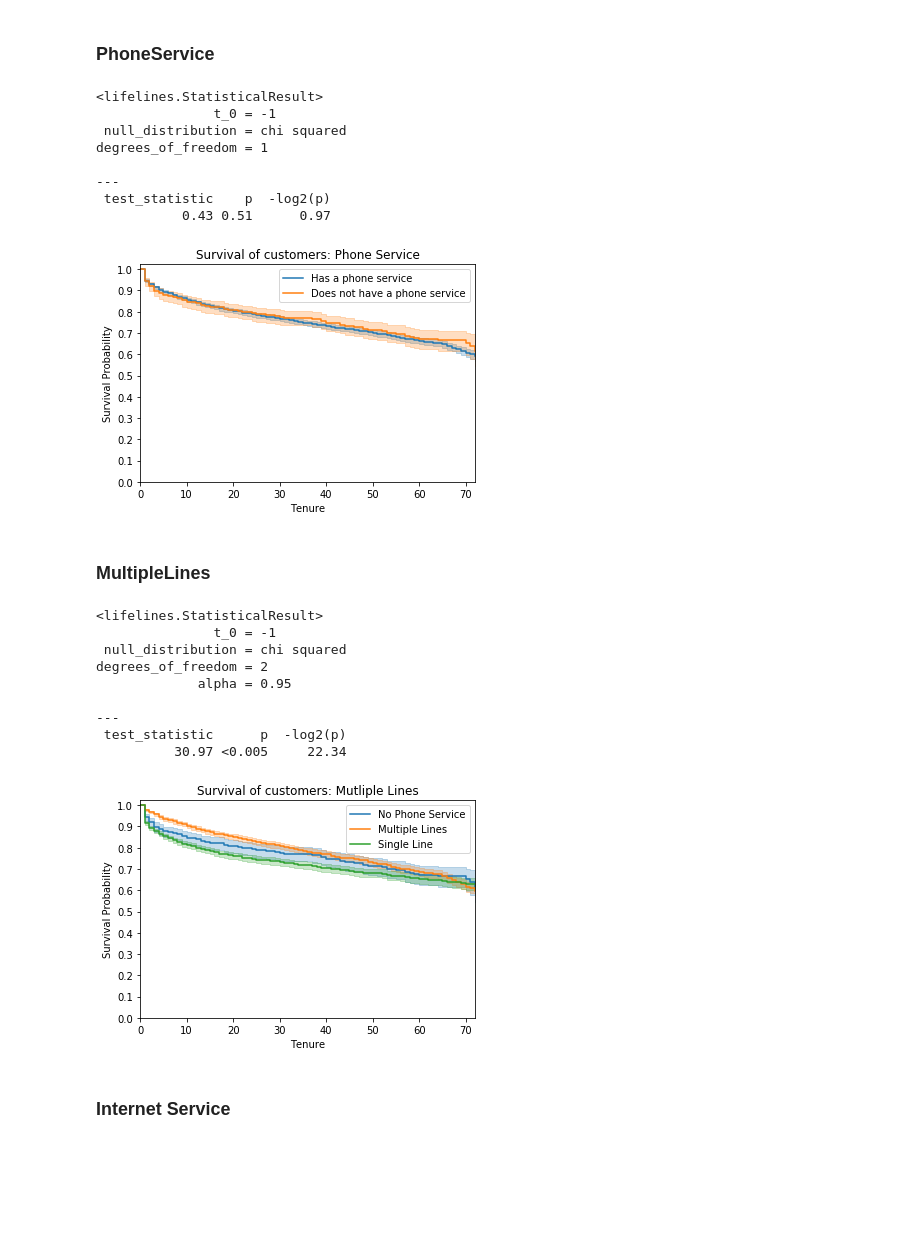
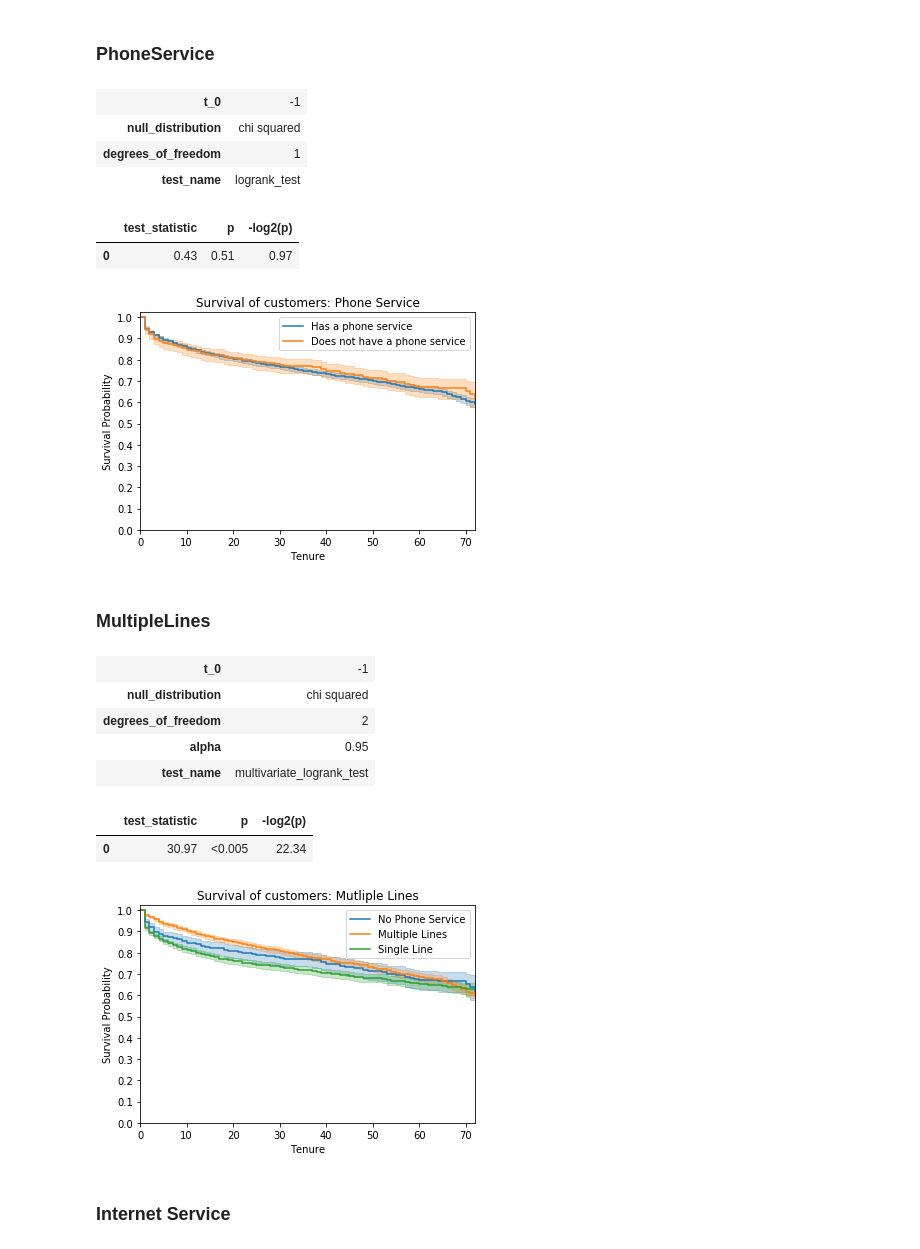
Before and after one commit to HuitingSheng/Customer-Survival-analysis-and-Churn-Prediction, a Jupyter notebook: Customers Survival Analysis.ipynb, the cells around one changed output. Saved outputs shown, nothing was run; the diff lists cells and outputs as text; code cells hidden in the pictures; blank space fills up the shorter version.

```diff
--- a/Customers Survival Analysis.ipynb
+++ b/Customers Survival Analysis.ipynb
@@ -213,10 +211,10 @@ no_SeniorCitizen = (survivaldata['SeniorCitizen_1'] == 0)
 plt.figure()
 ax = plt.subplot(1,1,1)
 
-kmf.fit(timevar[SeniorCitizen],event_observed = eventvar[SeniorCitizen],label = "Senior Citizen")
+kmf.fit(durations = timevar[SeniorCitizen],event_observed = eventvar[SeniorCitizen],label = "Senior Citizen")
 plot1 = kmf.plot(ax = ax)
 
-kmf.fit(timevar[no_SeniorCitizen],event_observed = eventvar[no_SeniorCitizen],label = "Not a Senior Citizen")
+kmf.fit(durations = timevar[no_SeniorCitizen],event_observed = eventvar[no_SeniorCitizen],label = "Not a Senior Citizen")
 plot2 = kmf.plot(ax = plot1)
 
 plt.title('Survival of customers: Senior Citizen')
@@ -244,10 +258,10 @@ no_partner = (survivaldata['Partner_Yes'] == 0)
 plt.figure()
 ax = plt.subplot(1,1,1)
 
-kmf.fit(timevar[partner],event_observed = eventvar[partner],label = "Has partner")
+kmf.fit(durations = timevar[partner],event_observed = eventvar[partner],label = "Has partner")
 plot1 = kmf.plot(ax = ax)
 
-kmf.fit(timevar[no_partner],event_observed = eventvar[no_partner],label = "Does not have a partner")
+kmf.fit(durations = timevar[no_partner],event_observed = eventvar[no_partner],label = "Does not have a partner")
 plot2 = kmf.plot(ax = plot1)
 
 plt.title('Survival of customers: Partner')
@@ -275,10 +287,10 @@ no_Dependents = (survivaldata['Dependents_Yes'] == 0)
 plt.figure()
 ax = plt.subplot(1,1,1)
 
-kmf.fit(timevar[Dependents],event_observed = eventvar[Dependents],label = "Has dependents")
+kmf.fit(durations = timevar[Dependents],event_observed = eventvar[Dependents],label = "Has dependents")
 plot1 = kmf.plot(ax = ax)
 
-kmf.fit(timevar[no_Dependents],event_observed = eventvar[no_Dependents],label = "Does not have dependents")
+kmf.fit(durations = timevar[no_Dependents],event_observed = eventvar[no_Dependents],label = "Does not have dependents")
 plot2 = kmf.plot(ax = plot1)
 
 plt.title('Survival of customers: Dependents')
@@ -306,10 +316,10 @@ no_PhoneService = (survivaldata['PhoneService_Yes'] == 0)
 plt.figure()
 ax = plt.subplot(1,1,1)
 
-kmf.fit(timevar[PhoneService],event_observed = eventvar[PhoneService],label = "Has a phone service")
+kmf.fit(durations = timevar[PhoneService],event_observed = eventvar[PhoneService],label = "Has a phone service")
 plot1 = kmf.plot(ax = ax)
 
-kmf.fit(timevar[no_PhoneService],event_observed = eventvar[no_PhoneService],label = "Does not have a phone service")
+kmf.fit(durations = timevar[no_PhoneService],event_observed = eventvar[no_PhoneService],label = "Does not have a phone service")
 plot2 = kmf.plot(ax = plot1)
 
 plt.title('Survival of customers: Phone Service')
@@ -319,51 +329,47 @@ plt.yticks(np.linspace(0,1,11))
 groups = logrank_test(timevar[PhoneService], timevar[no_PhoneService], event_observed_A=eventvar[PhoneService], event_observed_B=eventvar[no_PhoneService])
 groups.print_summary()
 # %% [output]
-<lifelines.StatisticalResult>
-               t_0 = -1
- null_distribution = chi squared
-degrees_of_freedom = 1
-
----
- test_statistic    p  -log2(p)
-           0.43 0.51      0.97
+| t_0 | -1 |
+| null_distribution | chi squared |
+| degrees_of_freedom | 1 |
+| test_name | logrank_test |
+|  | test_statistic | p | -log2(p) |
+| 0 | 0.43 | 0.51 | 0.97 |
-[figure, old version]
+[figure, new version]
 # %% [markdown]
 ### MultipleLines
 # %%
 no_phone = (survivaldata['MultipleLines_No phone service'] == 1)
 multiLines = (survivaldata['MultipleLines_Yes'] == 1)
 no_multiLines = ((survivaldata['MultipleLines_Yes'] == 0) & (survivaldata['MultipleLines_No phone service'] == 0))
 
 plt.figure()
 ax = plt.subplot(1,1,1)
 
-kmf.fit(timevar[no_phone],event_observed = eventvar[no_phone],label = "No Phone Service")
+kmf.fit(durations = timevar[no_phone],event_observed = eventvar[no_phone],label = "No Phone Service")
 plot1 = kmf.plot(ax = ax)
 
-kmf.fit(timevar[multiLines],event_observed = eventvar[multiLines],label = "Multiple Lines")
+kmf.fit(durations = timevar[multiLines],event_observed = eventvar[multiLines],label = "Multiple Lines")
 plot2 = kmf.plot(ax = plot1)
 
-kmf.fit(timevar[no_multiLines],event_observed = eventvar[no_multiLines],label = "Single Line")
+kmf.fit(durations = timevar[no_multiLines],event_observed = eventvar[no_multiLines],label = "Single Line")
 plot3 = kmf.plot(ax = plot2)
 
 plt.title('Survival of customers: Mutliple Lines')
 plt.xlabel('Tenure')
 plt.ylabel('Survival Probability')
 plt.yticks(np.linspace(0,1,11))
 twoplusgroups_logrank = multivariate_logrank_test(df['tenure'], df['MultipleLines'], df['Churn'], alpha = 0.95)
 twoplusgroups_logrank.print_summary()
 # %% [output]
-<lifelines.StatisticalResult>
-               t_0 = -1
- null_distribution = chi squared
-degrees_of_freedom = 2
-             alpha = 0.95
-
----
- test_statistic      p  -log2(p)
-          30.97 <0.005     22.34
+| t_0 | -1 |
+| null_distribution | chi squared |
+| degrees_of_freedom | 2 |
+| alpha | 0.95 |
+| test_name | multivariate_logrank_test |
+|  | test_statistic | p | -log2(p) |
+| 0 | 30.97 | <0.005 | 22.34 |
-[figure, old version]
+[figure, new version]
 # %% [markdown]
 ### Internet Service
 # %%
```
Also changed, not shown: parts of 30 cells of this notebook, 1 other file.
